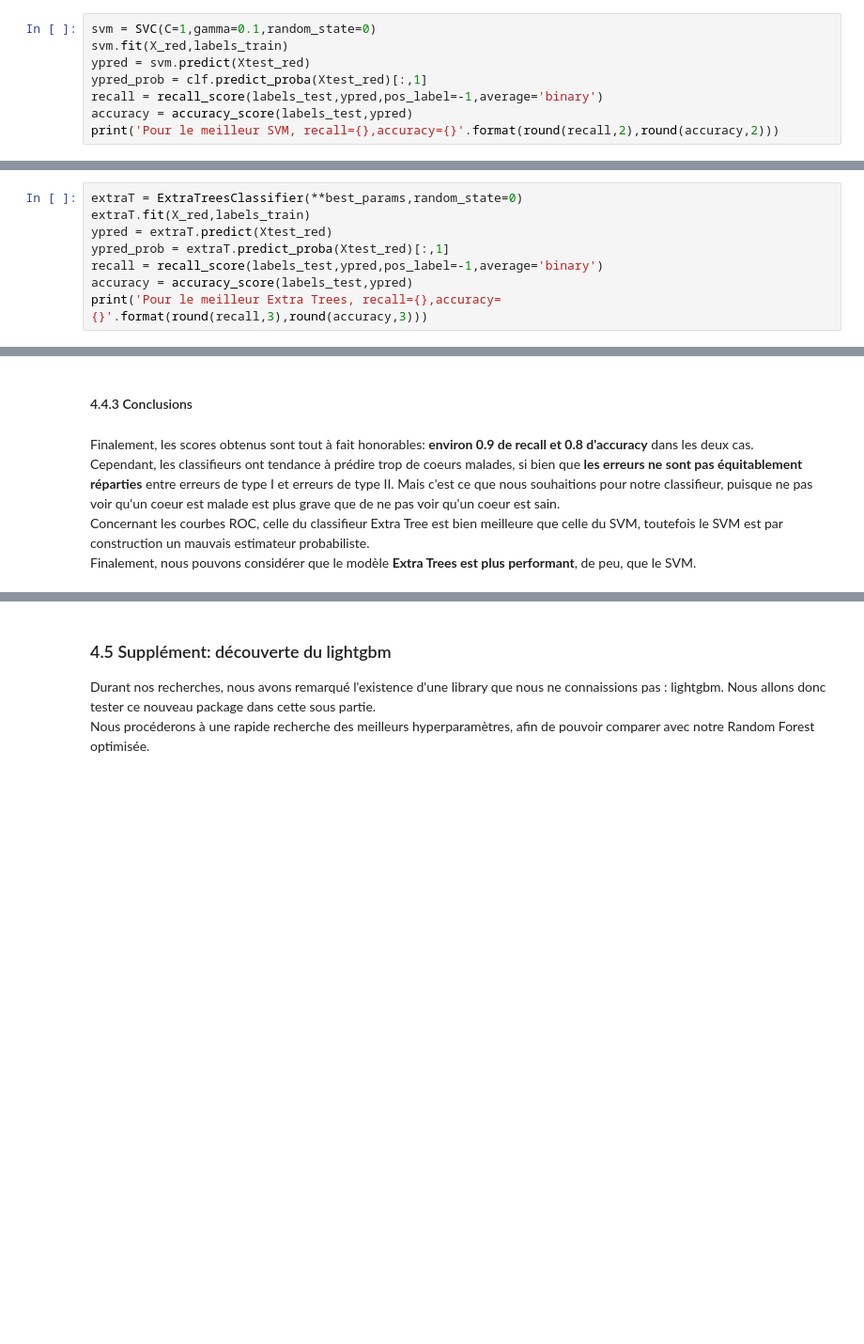
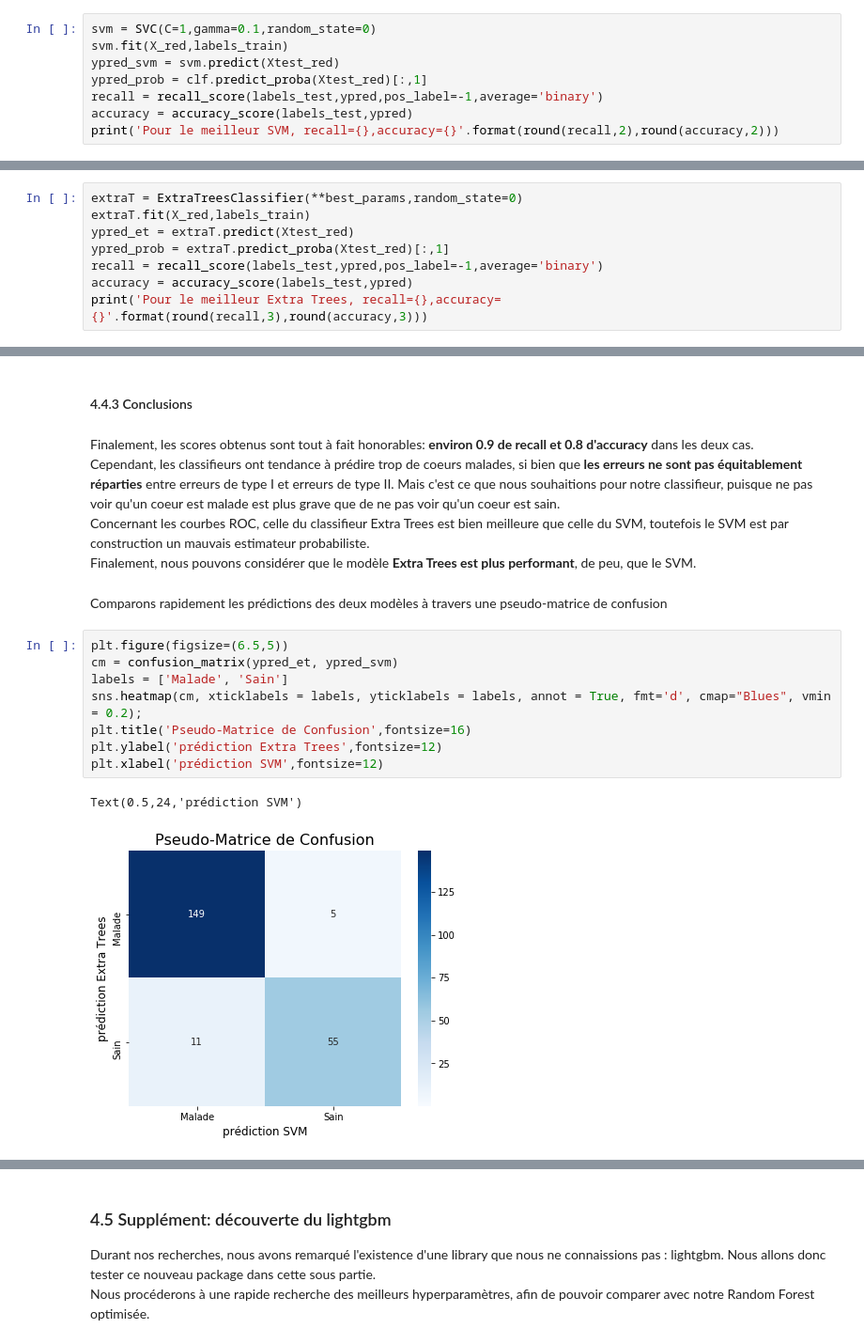
Before and after one commit to aymericfloyrac/Python_for_datascience, a Jupyter notebook: Projet_Python_VF5.ipynb, the cells around one changed output, grey strips where cells are left out. Shown at 94% size. Saved outputs shown, nothing was run; the diff lists cells and outputs as text; blank space fills up the shorter version.

```diff
--- a/Projet_Python_VF5.ipynb
+++ b/Projet_Python_VF5.ipynb
@@ -837,7 +838,7 @@ Regardons maintenant les performances notre SVM sur la base de test. La normalis
 # %%
 svm = SVC(C=1,gamma=0.1,random_state=0)
 svm.fit(X_red,labels_train)
-ypred = svm.predict(Xtest_red)
+ypred_svm = svm.predict(Xtest_red)
 ypred_prob = clf.predict_proba(Xtest_red)[:,1]
 recall = recall_score(labels_test,ypred,pos_label=-1,average='binary')
 accuracy = accuracy_score(labels_test,ypred)
@@ -882,7 +883,7 @@ On refait les mêmes analyses, cette fois-ci pour notre modèle Extra Trees opti
 # %%
 extraT = ExtraTreesClassifier(**best_params,random_state=0)
 extraT.fit(X_red,labels_train)
-ypred = extraT.predict(Xtest_red)
+ypred_et = extraT.predict(Xtest_red)
 ypred_prob = extraT.predict_proba(Xtest_red)[:,1]
 recall = recall_score(labels_test,ypred,pos_label=-1,average='binary')
 accuracy = accuracy_score(labels_test,ypred)
@@ -922,5 +923,18 @@ AUC score: 0.839
 # %% [markdown]
 Finalement, les scores obtenus sont tout à fait honorables: **environ 0.9 de recall et 0.8 d'accuracy** dans les deux cas. <br>
 Cependant, les classifieurs ont tendance à prédire trop de coeurs malades, si bien que **les erreurs ne sont pas équitablement réparties** entre erreurs de type I et erreurs de type II. Mais c'est ce que nous souhaitions pour notre classifieur, puisque ne pas voir qu'un coeur est malade est plus grave que de ne pas voir qu'un coeur est sain. <br>
-Concernant les courbes ROC, celle du classifieur Extra Tree est bien meilleure que celle du SVM, toutefois le SVM est par construction un mauvais estimateur probabiliste. <br>
+Concernant les courbes ROC, celle du classifieur Extra Trees est bien meilleure que celle du SVM, toutefois le SVM est par construction un mauvais estimateur probabiliste. <br>
 Finalement, nous pouvons considérer que le modèle **Extra Trees est plus performant**, de peu, que le SVM.
+# %% [markdown]
+Comparons rapidement les prédictions des deux modèles à travers une pseudo-matrice de confusion
+# %%
+plt.figure(figsize=(6.5,5))
+cm = confusion_matrix(ypred_et, ypred_svm)
+labels = ['Malade', 'Sain']
+sns.heatmap(cm, xticklabels = labels, yticklabels = labels, annot = True, fmt='d', cmap="Blues", vmin = 0.2);
+plt.title('Pseudo-Matrice de Confusion',fontsize=16)
+plt.ylabel('prédiction Extra Trees',fontsize=12)
+plt.xlabel('prédiction SVM',fontsize=12)
+# %% [output]
+Text(0.5,24,'prédiction SVM')
+[figure, added]
```
Also changed, not shown: parts of 8 cells of this notebook.
